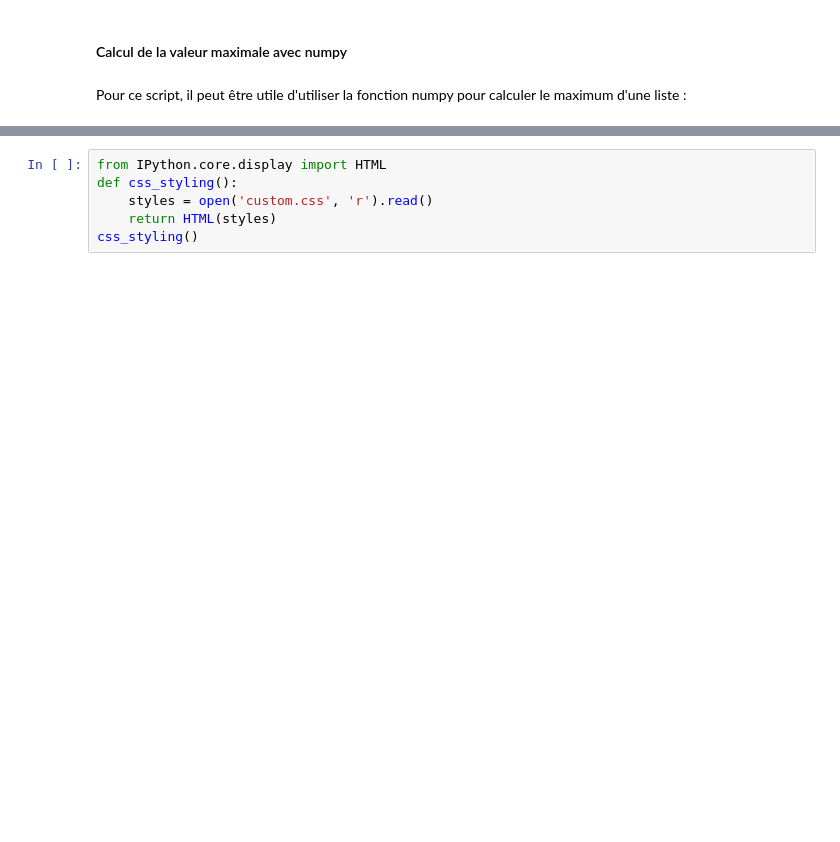
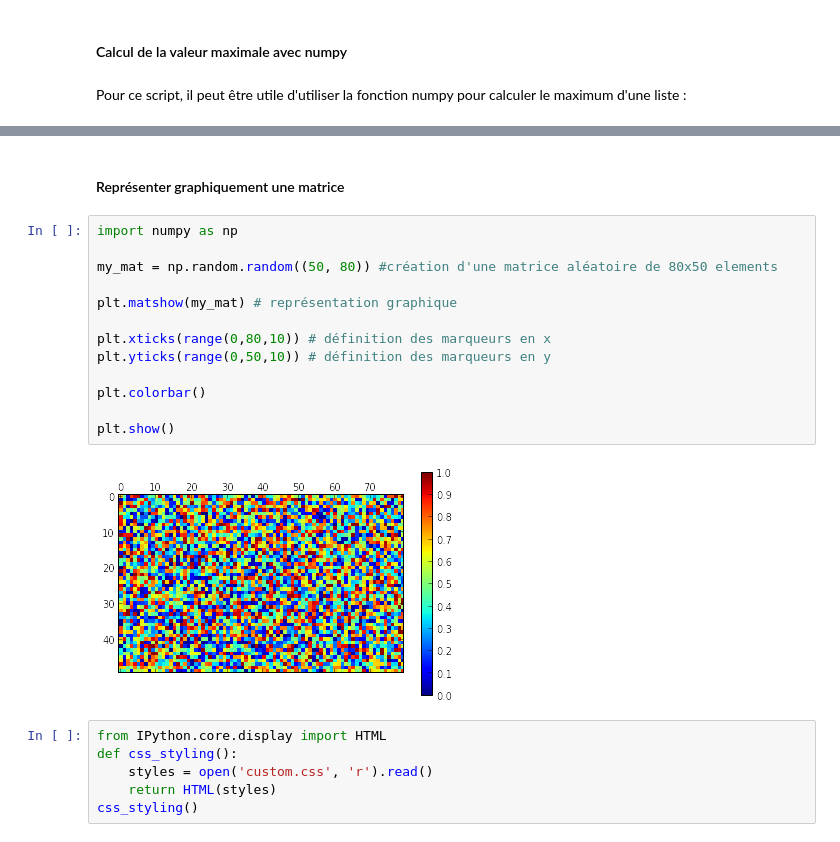
Before and after one commit to ecalzavarini/python-at-polytech-lille, a Jupyter notebook: Python-TP2-2014.ipynb, the cells around one changed output, grey strips where cells are left out. Saved outputs shown, nothing was run; the diff lists cells and outputs as text; blank space fills up the shorter version.

```diff
--- a/Python-TP2-2014.ipynb
+++ b/Python-TP2-2014.ipynb
@@ -214,3 +313,20 @@ Pour ce script, il peut être utile d'utiliser la fonction numpy pour calculer l
+# %% [markdown]
+#### Représenter graphiquement une matrice
+# %%
+import numpy as np
+
+my_mat = np.random.random((50, 80)) #création d'une matrice aléatoire de 80x50 elements
+
+plt.matshow(my_mat) # représentation graphique
+
+plt.xticks(range(0,80,10)) # définition des marqueurs en x
+plt.yticks(range(0,50,10)) # définition des marqueurs en y
+
+plt.colorbar()
+
+plt.show()
+# %% [output]
+[figure, added]
 # %%
 from IPython.core.display import HTML
 def css_styling():
```
Also changed, not shown: parts of 31 cells of this notebook, 1 other file.
